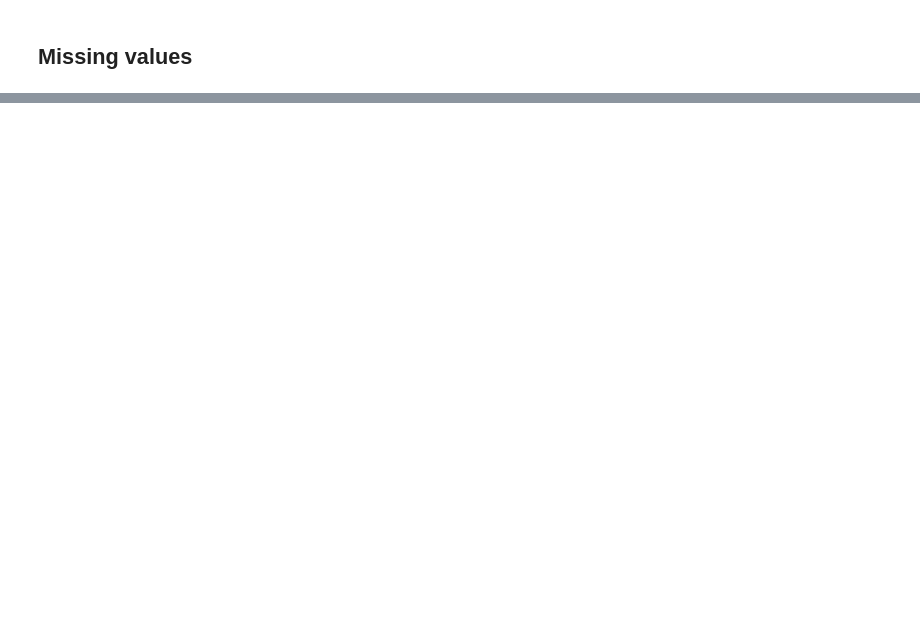
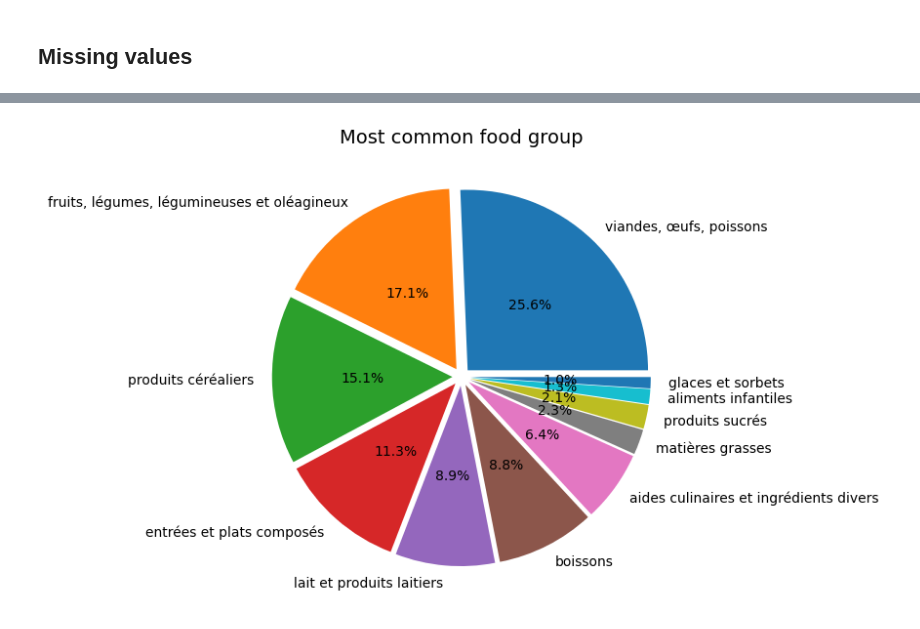
Before and after one commit to pattypooh/agribalyse, a Jupyter notebook: notebooks/01-AMV-eda.ipynb, the cells around one changed output, grey strips where cells are left out. Drawn from its saved outputs; the diff is of its cells as text; code cells hidden in the pictures; blank space fills up the shorter version.

```diff
--- a/notebooks/01-AMV-eda.ipynb
+++ b/notebooks/01-AMV-eda.ipynb
@@ -151,0 +246,12 @@ dtype: int64
+# %%
+#Pie chart visualization option
+data = df.groupby(["Groupe_daliment"]).size().sort_values(ascending=False)
+
+pie, ax = plt.subplots(figsize=[10,6])
+labels = data.keys()
+plt.pie(x=data, autopct="%.1f%%",  explode=[0.05]*len(data),labels=labels, pctdistance=0.5)
+plt.title("Most common food group", fontsize=14)
+plt.show()
+pie.savefig(figures+"EDA_GroupeAliments_Piechart.png")
+# %% [output]
+[figure, added]
```
Also changed, not shown: parts of 54 cells of this notebook.
